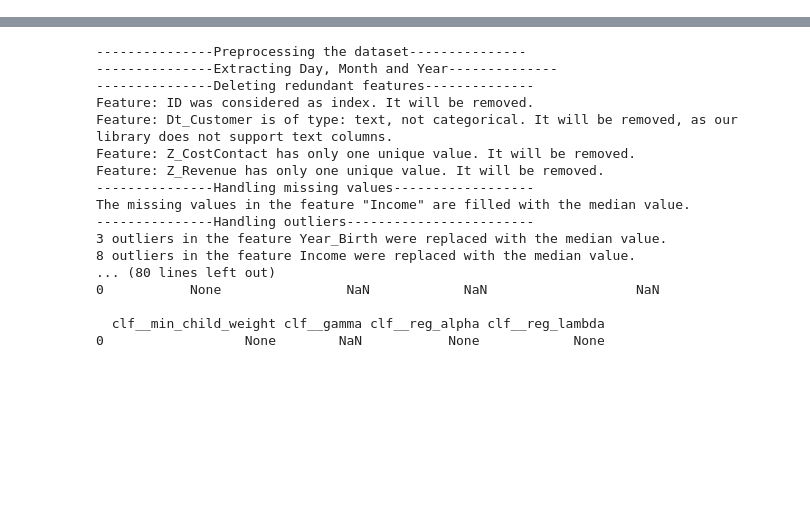
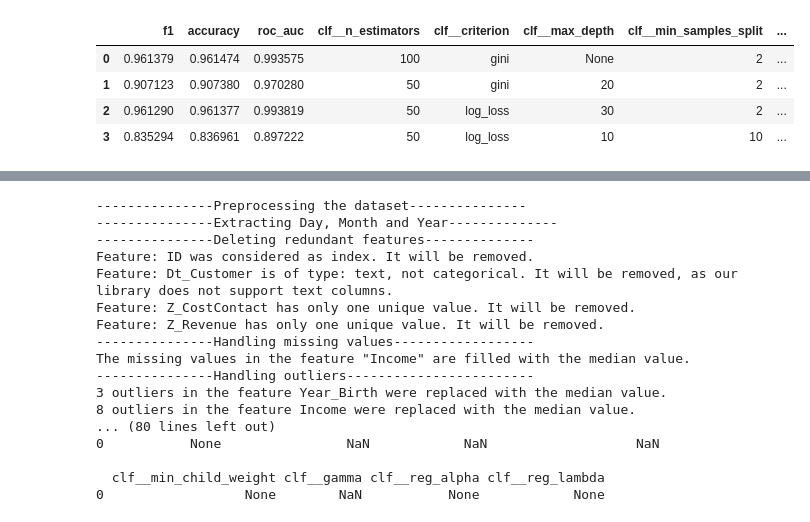
Before and after one commit to kateqwerty001/AutoML-Project2, a Jupyter notebook: TEST_PREPROCESSING_plus_OPTIMIZATION.ipynb, the cells around one changed output, grey strips where cells are left out. Drawn from its saved outputs; the diff is of its cells as text; code cells hidden in the pictures; blank space fills up the shorter version.

```diff
--- a/TEST_PREPROCESSING_plus_OPTIMIZATION.ipynb
+++ b/TEST_PREPROCESSING_plus_OPTIMIZATION.ipynb
@@ -57,0 +35,8 @@ The missing values in the feature "Arrival Delay in Minutes" are filled with the
+# %%
+automl.optimizer.params_rf
+# %% [output]
+|  | f1 | accuracy | roc_auc | clf__n_estimators | clf__criterion | clf__max_depth | clf__min_samples_split | ... |
+| 0 | 0.961379 | 0.961474 | 0.993575 | 100 | gini | None | 2 | ... |
+| 1 | 0.907123 | 0.907380 | 0.970280 | 50 | gini | 20 | 2 | ... |
+| 2 | 0.961290 | 0.961377 | 0.993819 | 50 | log_loss | 30 | 2 | ... |
+| 3 | 0.835294 | 0.836961 | 0.897222 | 50 | log_loss | 10 | 10 | ... |
```
Also changed, not shown: parts of 7 cells of this notebook, 2 other files.
